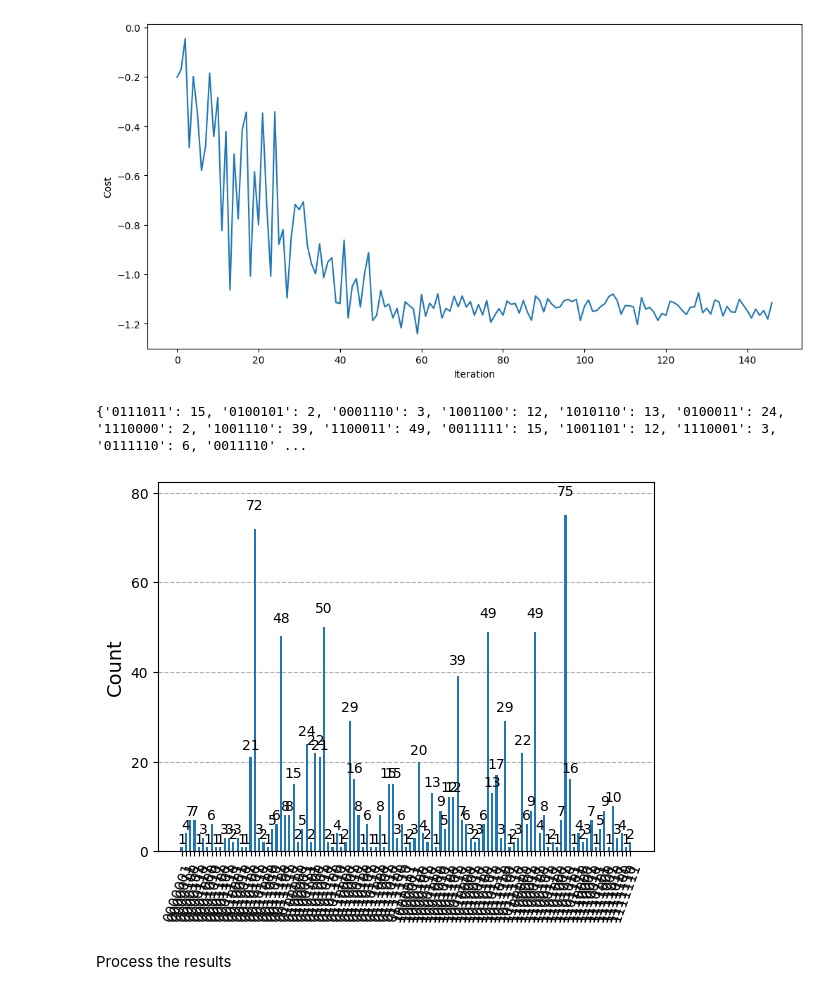
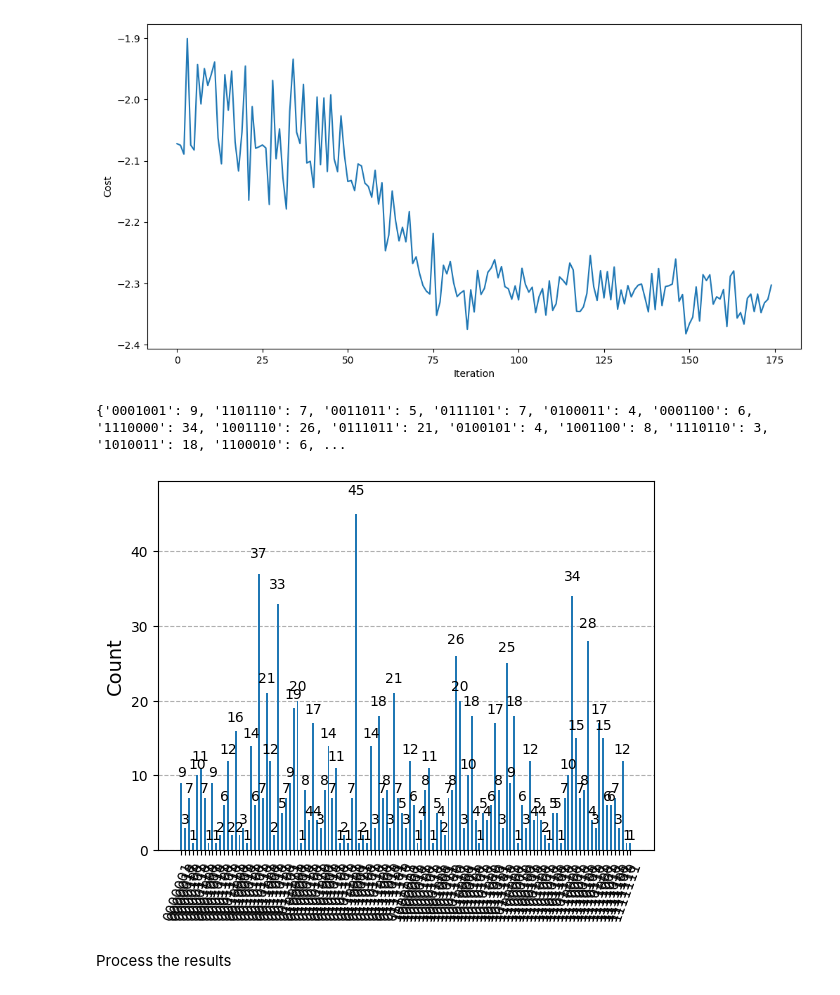
Before and after one commit to yagizdas/prototype, a Jupyter notebook: jpp.ipynb, the cells around one changed output. Drawn from its saved outputs; the diff is of its cells as text; code cells hidden in the pictures.

```diff
--- a/jpp.ipynb
+++ b/jpp.ipynb
@@ -130,12 +130,50 @@ def initialization(qc, qubits):
         qc.h(q)
 
 # Define the cost hamiltonian (CNOT,RZ,CNOT at bağlantılı nodes)
-def cost_unitary(qc, qubits, gamma):
-    for i, j in B.edges():
-        qc.cx(qubits[i], qubits[j])
-        qc.rz(2 * gamma * B.edges[i, j]['weight'], qubits[j])
-        qc.cx(qubits[i], qubits[j])
+from itertools import combinations
 
+def compatible_receivers(donor):
+    # This function returns a list of compatible receivers for a given donor
+    return [receiver for receiver in receivers if compatibility[(donor, receiver)]]
+
+def compatible_donors(receiver):
+    # This function returns a list of compatible donors for a given receiver
+    return [donor for donor in donors if compatibility[(donor, receiver)]]
+
+def cost_unitary(qc, qubits, gamma, penalty=1.0):
+    """
+    Add the cost unitary to the quantum circuit, which includes terms for both
+    rewarding compatible matches and penalizing multiple selections.
+    """
+    # Reward compatible matches by applying phase rotations based on the weight
+    for donor, receiver in compatibility:
+        if compatibility.get((donor, receiver), False):
+            weight = B.edges[donor, receiver]['weight']
+            qc.cx(qubits[donor], qubits[receiver])
+            qc.rz(2 * gamma * weight, qubits[receiver])
+            qc.cx(qubits[donor], qubits[receiver])
+
+    # Penalize donors that are connected to more than one receiver
+    for donor in donors:
+        compatible_recs = compatible_receivers(donor)
+        for receiver1, receiver2 in combinations(compatible_recs, 2):
+            # Apply penalty if donor is connected to more than one receiver
+            qc.cx(qubits[donor], qubits[receiver1])
+            qc.cx(qubits[receiver1], qubits[receiver2])  # Double controlled phase rotation
+            qc.rz(2 * gamma * penalty, qubits[receiver2])
+            qc.cx(qubits[receiver1], qubits[receiver2])
+            qc.cx(qubits[donor], qubits[receiver1])
+
+    # Penalize receivers that are connected to more than one donor
+    for receiver in receivers:
+        compatible_dons = compatible_donors(receiver)
+        for donor1, donor2 in combinations(compatible_dons, 2):
+            # Apply penalty if receiver is connected to more than one donor
+            qc.cx(qubits[receiver], qubits[donor1])
+            qc.cx(qubits[donor1], qubits[donor2])  # Double controlled phase rotation
+            qc.rz(2 * gamma * penalty, qubits[donor2])
+            qc.cx(qubits[donor1], qubits[donor2])
+            qc.cx(qubits[receiver], qubits[donor1])
 # Define the mixer unitary
 def mixer_unitary(qc, qubits, beta):
     for q in qubits:
@@ -182,10 +220,11 @@ def cost_function(params):
         cost = sum(B.edges[i, j]['weight'] * 0.5 * ((1 - 2 * bit_list[i]) * (1 - 2 * bit_list[j]) - 1) for i, j in B.edges())
 
         # Calculate the penalty for invalid configurations
-        penalty = penalty_function(bit_list)
+        #penalty = penalty_function(bit_list)
 
         # Weighted sum of cost and penalty
-        total_cost += (cost + penalty * 0.3) * count
+        #total_cost += (cost + penalty * 0.3) * count
+        total_cost += cost * count
 
     total_cost = total_cost / rep
     objective_func_vals.append(total_cost)
@@ -221,5 +260,5 @@ plot_histogram(counts)
-[figure, old version]
+[figure, new version]
-{'0111011': 15, '0100101': 2, '0001110': 3, '1001100': 12, '1010110': 13, '0100011': 24, '1110000': 2, '1001110': 39, '1100011': 49, '0011111': 15, '1001101': 12, '1110001': 3, '0111110': 6, '0011110' ...
+{'0001001': 9, '1101110': 7, '0011011': 5, '0111101': 7, '0100011': 4, '0001100': 6, '1110000': 34, '1001110': 26, '0111011': 21, '0100101': 4, '1001100': 8, '1110110': 3, '1010011': 18, '1100010': 6, ...
-[figure, old version]
+[figure, new version]
 # %% [markdown]
 Process the results
```
Also changed, not shown: parts of 9 cells of this notebook, 3 other files.
